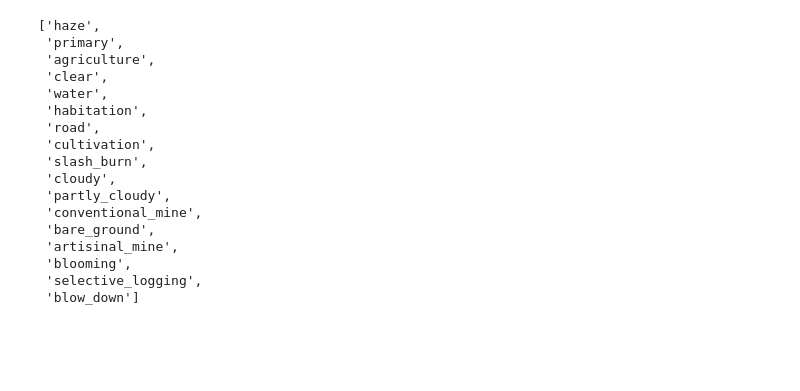
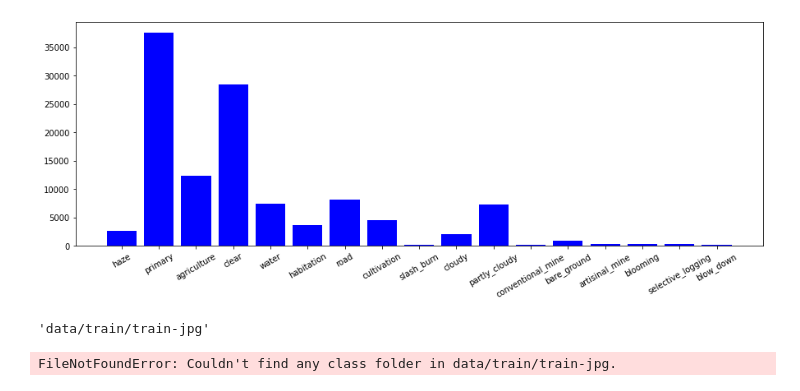
Before and after one commit to cris-scheib/satellite-image-classifier, a Jupyter notebook: Classifier.ipynb, the cells around one changed output. Drawn from its saved outputs; the diff is of its cells as text; code cells hidden in the pictures; blank space fills up the shorter version.

```diff
--- a/Classifier.ipynb
+++ b/Classifier.ipynb
@@ -55,23 +28,29 @@ for tags in data_train['tags'].values:
         if tag not in labels:
             labels.append(tag)
 labels.sort()
-# %%
-labels
-# %% [output]
-['haze',
- 'primary',
- 'agriculture',
- 'clear',
- 'water',
- 'habitation',
- 'road',
- 'cultivation',
- 'slash_burn',
- 'cloudy',
- 'partly_cloudy',
- 'conventional_mine',
- 'bare_ground',
- 'artisinal_mine',
- 'blooming',
- 'selective_logging',
- 'blow_down']
+# %%
+import matplotlib.pyplot as plt
+
+# Dicionário para contagem de imagens por label
+labels_count = {}
+
+# Loop
+for tag in data_train['tags'].values:
+    labels_in_tag = tag.split(' ')
+    for label in labels_in_tag:
+        if label in labels_count:
+            labels_count[label] += 1
+        else:
+            labels_count[label] = 0
+
+min_label = min(labels_count, key = labels_count.get)
+max_label = max(labels_count, key = labels_count.get)
+
+plt.figure(figsize = (15, 5))
+
+# Plot
+plt.bar(range(len(labels_count)), list(labels_count.values()), align = 'center', color = 'blue')
+plt.xticks(range(len(labels_count)), list(labels_count.keys()), rotation = 30)
+plt.show()
+# %% [output]
+[figure, added]
@@ -77,0 +77,9 @@ labels
+# %%
+images_train
+# %% [output]
+'data/train/train-jpg'
+# %%
+training_dataset = datasets.ImageFolder(images_train, transform=training_transforms)
+test_dataset = datasets.ImageFolder(images_test, transform=test_transforms)
+# %% [output]
+FileNotFoundError: Couldn't find any class folder in data/train/train-jpg.
```
Also changed, not shown: parts of 7 cells of this notebook.
